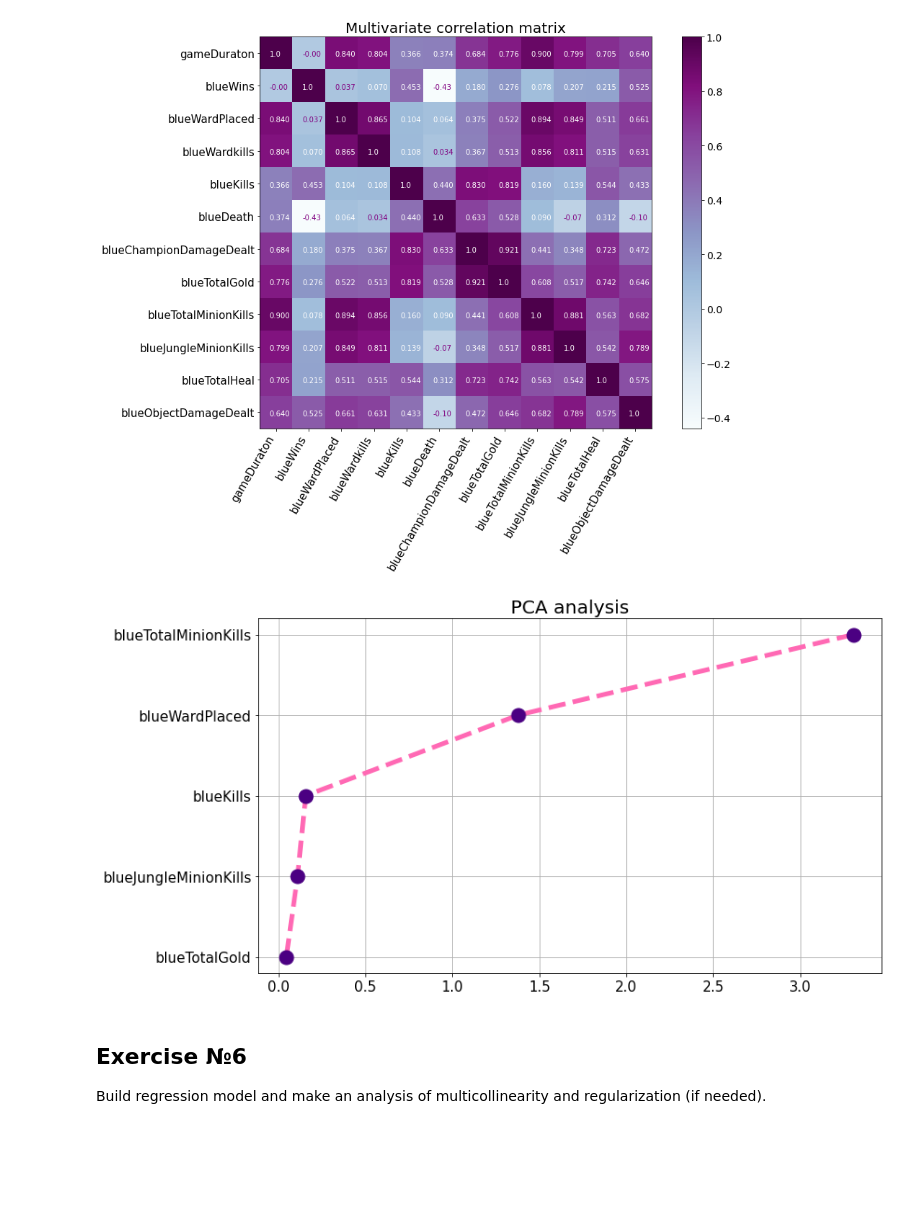
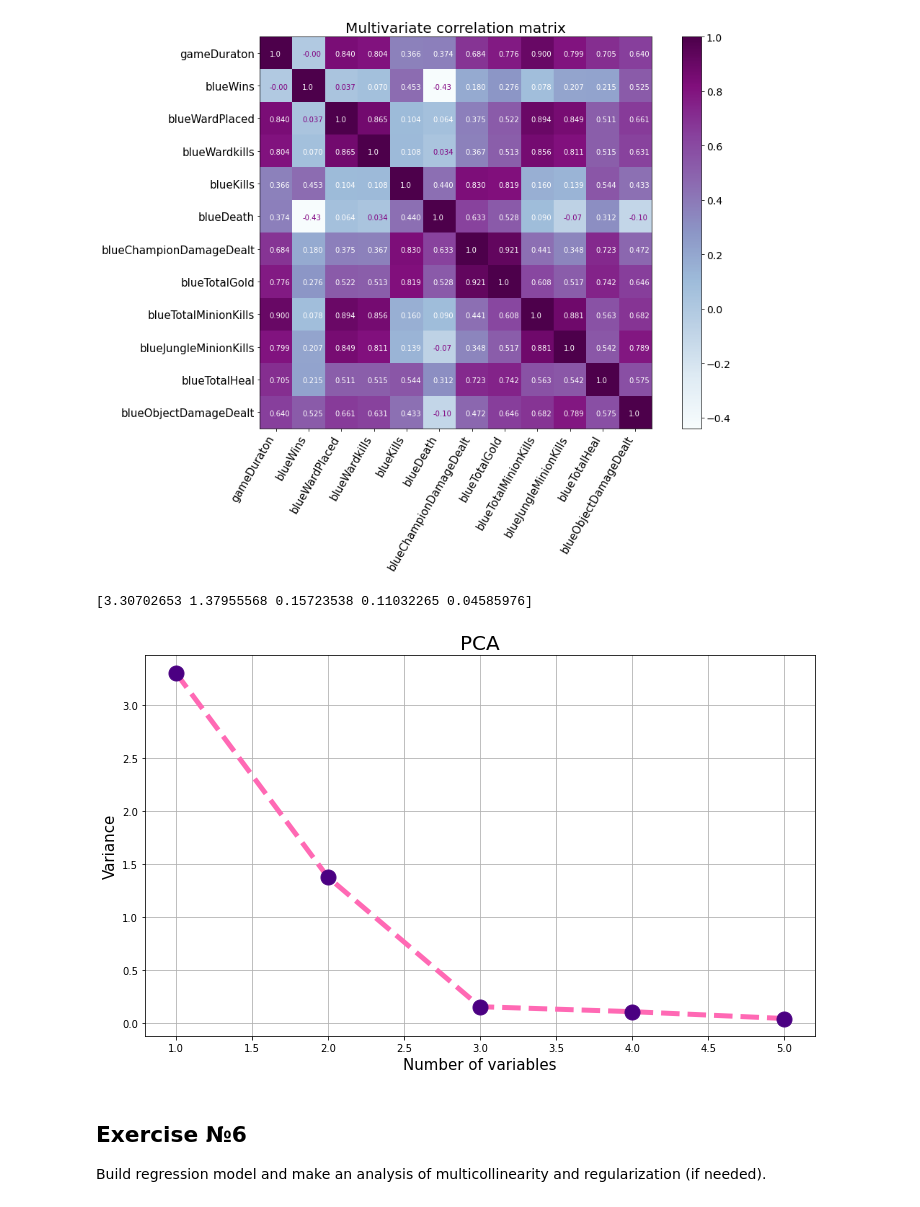
Before and after one commit to vandosik/M-M-MSA, a Jupyter notebook: Lab_2/lab_2.ipynb, the cells around one changed output. Drawn from its saved outputs; the diff is of its cells as text; code cells hidden in the pictures; blank space fills up the shorter version.

```diff
--- a/Lab_2/lab_2.ipynb
+++ b/Lab_2/lab_2.ipynb
@@ -261,38 +261,30 @@ plt.title('Multivariate correlation matrix', fontsize=20)
 # %% [output]
 Text(0.5, 1.0, 'Multivariate correlation matrix')
 [figure]
+# %%
+pca_df = source_df[['gameDuraton',
+                    'blueTotalMinionKills',
+                    'blueWardPlaced',
+                    'blueKills',
+                    'blueJungleMinionKills',
+                    'blueTotalGold']]
 # %%
-w = ['gameDuraton',
-    'blueWardPlaced',
-    'blueWardkills',
-    'blueKills',
-    'blueDeath',
-    'blueChampionDamageDealt',
-    'blueTotalGold',
-    'blueTotalMinionKills',
-    'blueJungleMinionKills',
-    'blueTotalHeal',
-    'blueObjectDamageDealt']
-pca_df = source_df[['blueTotalMinionKills',
-                    'blueWardPlaced',
-                    'blueKills',
-                    'blueJungleMinionKills',
-                    'blueTotalGold',]]
-pca_vars = sk.preprocessing.scale(pca_df)
-pca_vars = pd.DataFrame(pca_vars, index=pca_df.index, columns=pca_df.columns)
-
+pca_ind = sk.preprocessing.scale(pca_df.drop(columns=['gameDuraton']))
+pca_ind = pd.DataFrame(pca_ind, index=pca_df.index, columns=[x for x in pca_df.columns if x != 'gameDuraton'])
+pca = PCA().fit(pca_ind)
+y = np.std(pca.transform(pca_ind), axis=0)**2
+print(y)
+x = np.arange(len(y)) + 1
 plt.figure(figsize=(12,7))
-pca = PCA().fit(pca_vars)
-x = np.std(pca.transform(pca_vars), axis=0)**2
-y = - np.arange(len(x)) - 1
 plt.plot(x, y, "o", markersize=15, markerfacecolor='indigo', markeredgecolor='indigo', linewidth=5, linestyle='--', color='hotpink')
+plt.xlabel('Number of variables', fontsize=15)
+plt.ylabel("Variance", fontsize=15)
 plt.grid(True)
-plt.yticks(y, pca_vars.columns, fontsize=15)
-plt.xticks(fontsize=15)
-plt.title('PCA analysis', fontsize=20)
+plt.title('PCA', fontsize=20)
 plt.show()
 # %% [output]
+[3.30702653 1.37955568 0.15723538 0.11032265 0.04585976]
-[figure, old version]
+[figure, new version]
 # %% [markdown]
 ## Exercise №6
 Build regression model and make an analysis of multicollinearity and regularization (if needed).
```
Also changed, not shown: parts of 2 cells of this notebook.
